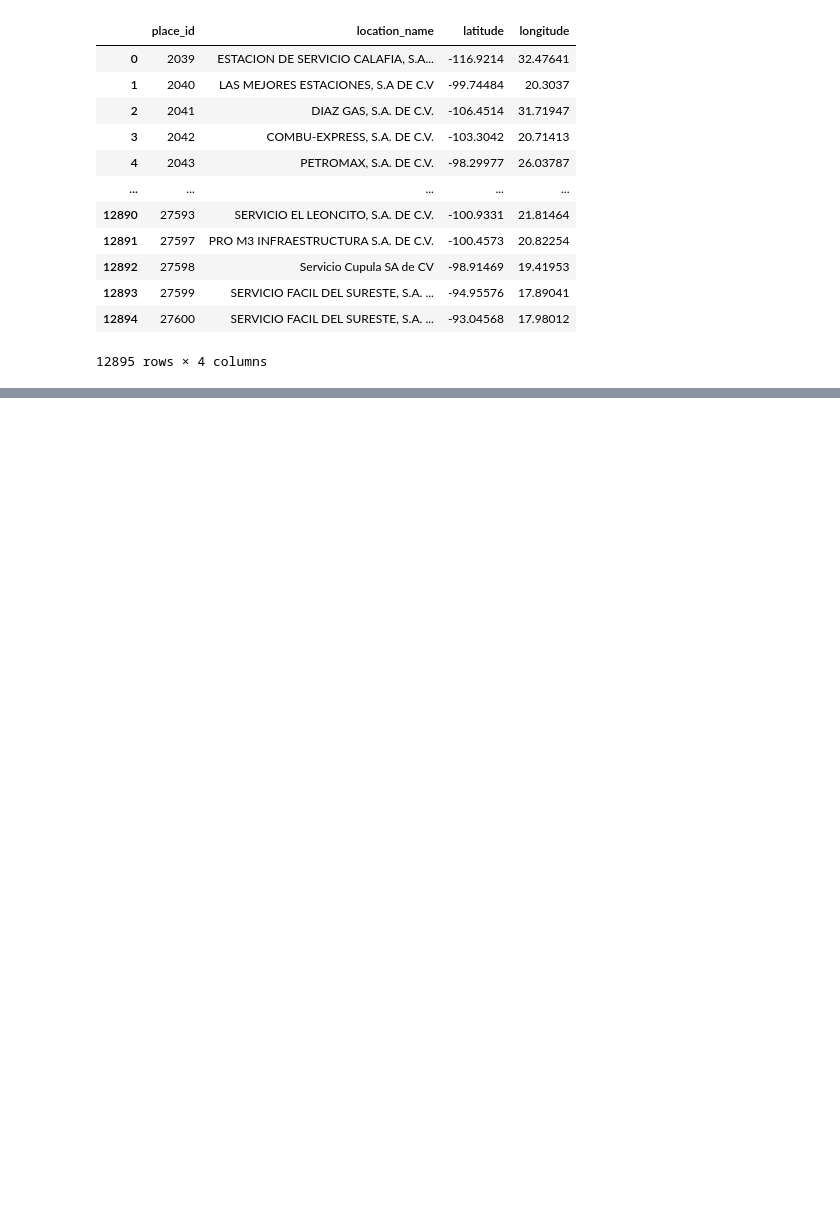
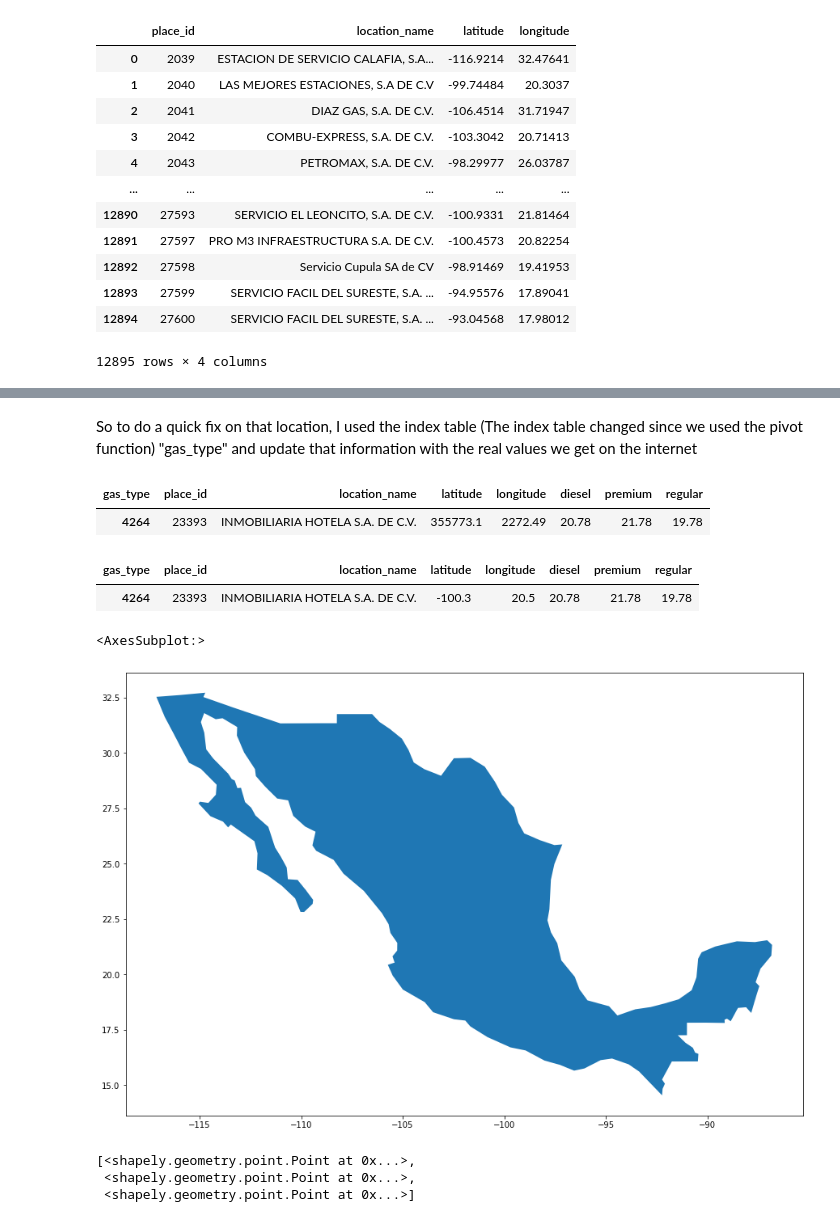
Before and after one commit to jesusvaldezc/JupyterProjects, a Jupyter notebook: pruebaJupyter.ipynb, the cells around one changed output, grey strips where cells are left out. Saved outputs shown, nothing was run; the diff lists cells and outputs as text; code cells hidden in the pictures; blank space fills up the shorter version.

```diff
--- a/pruebaJupyter.ipynb
+++ b/pruebaJupyter.ipynb
@@ -175,0 +220,7 @@ gas_table_pivot.to_csv(pwd + '/mergeLocations.csv')
+# %% [markdown]
+So to do a quick fix on that location, I used the index table (The index table changed since we used the pivot function) "gas_type" and update that information with the real values we get on the internet
+# %%
+gas_table_pivot.loc[gas_table_pivot["location_name"] == 'INMOBILIARIA HOTELA S.A. DE C.V.']
+# %% [output]
+| gas_type | place_id | location_name | latitude | longitude | diesel | premium | regular |
+| 4264 | 23393 | INMOBILIARIA HOTELA S.A. DE C.V. | 355773.1 | 2272.49 | 20.78 | 21.78 | 19.78 |
@@ -175,0 +230,20 @@ gas_table_pivot.to_csv(pwd + '/mergeLocations.csv')
+# %%
+gas_table_pivot.loc[gas_table_pivot["location_name"] == 'INMOBILIARIA HOTELA S.A. DE C.V.']
+# %% [output]
+| gas_type | place_id | location_name | latitude | longitude | diesel | premium | regular |
+| 4264 | 23393 | INMOBILIARIA HOTELA S.A. DE C.V. | -100.3 | 20.5 | 20.78 | 21.78 | 19.78 |
+# %%
+countries = gpd.read_file(gpd.datasets.get_path('naturalearth_lowres'))
+countries = countries[countries["name"] == "Mexico"]
+fig, ax = plt.subplots(figsize = (15,15))
+countries.plot(ax=ax)
+# %% [output]
+<AxesSubplot:>
+[figure, added]
+# %%
+geometry = [Point(xy) for xy in zip(pd.to_numeric(gas_table_pivot['latitude']), pd.to_numeric(gas_table_pivot['longitude']))]
+geometry[:3]
+# %% [output]
+[<shapely.geometry.point.Point at 0x...>,
+ <shapely.geometry.point.Point at 0x...>,
+ <shapely.geometry.point.Point at 0x...>]
```
Also changed, not shown: parts of 69 cells of this notebook.
